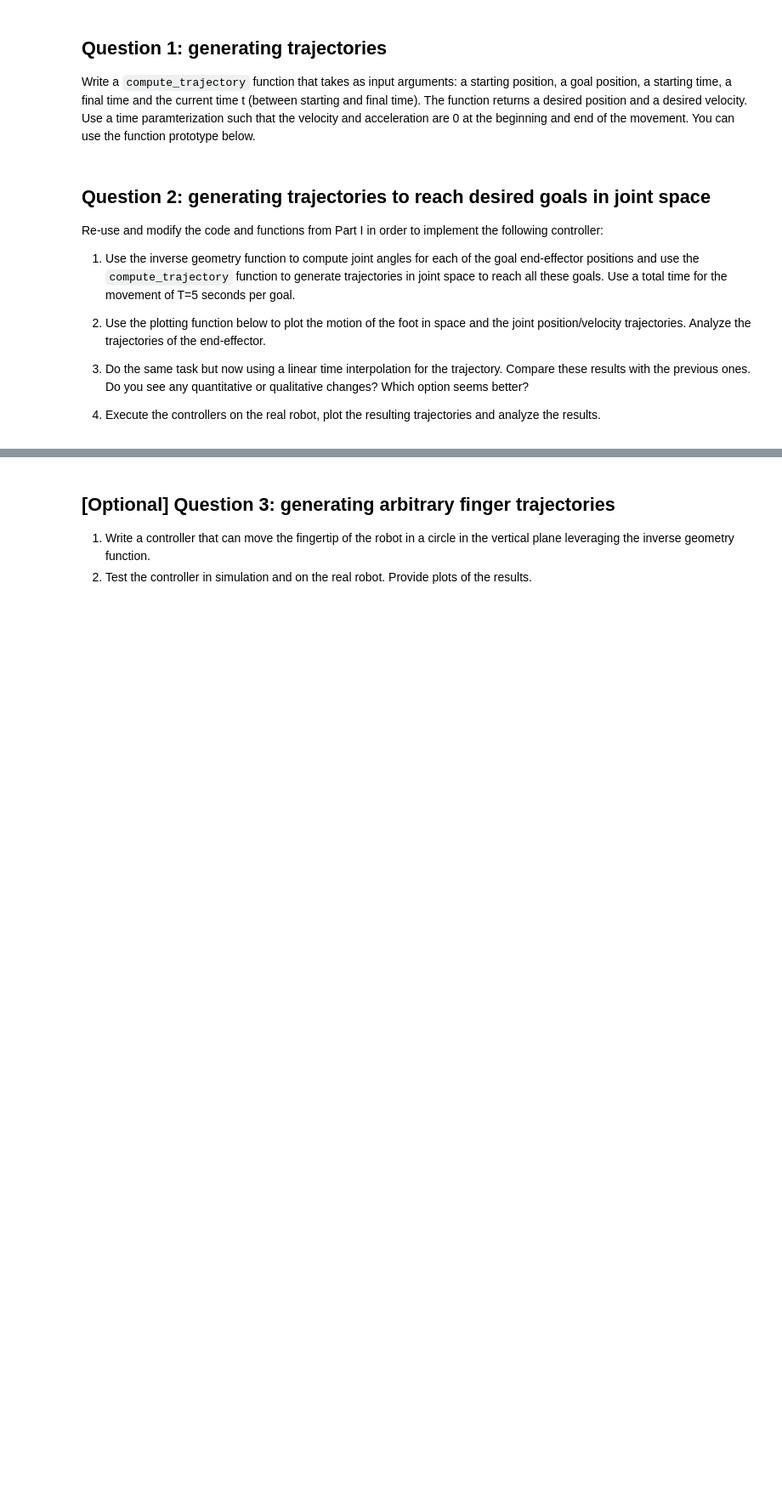
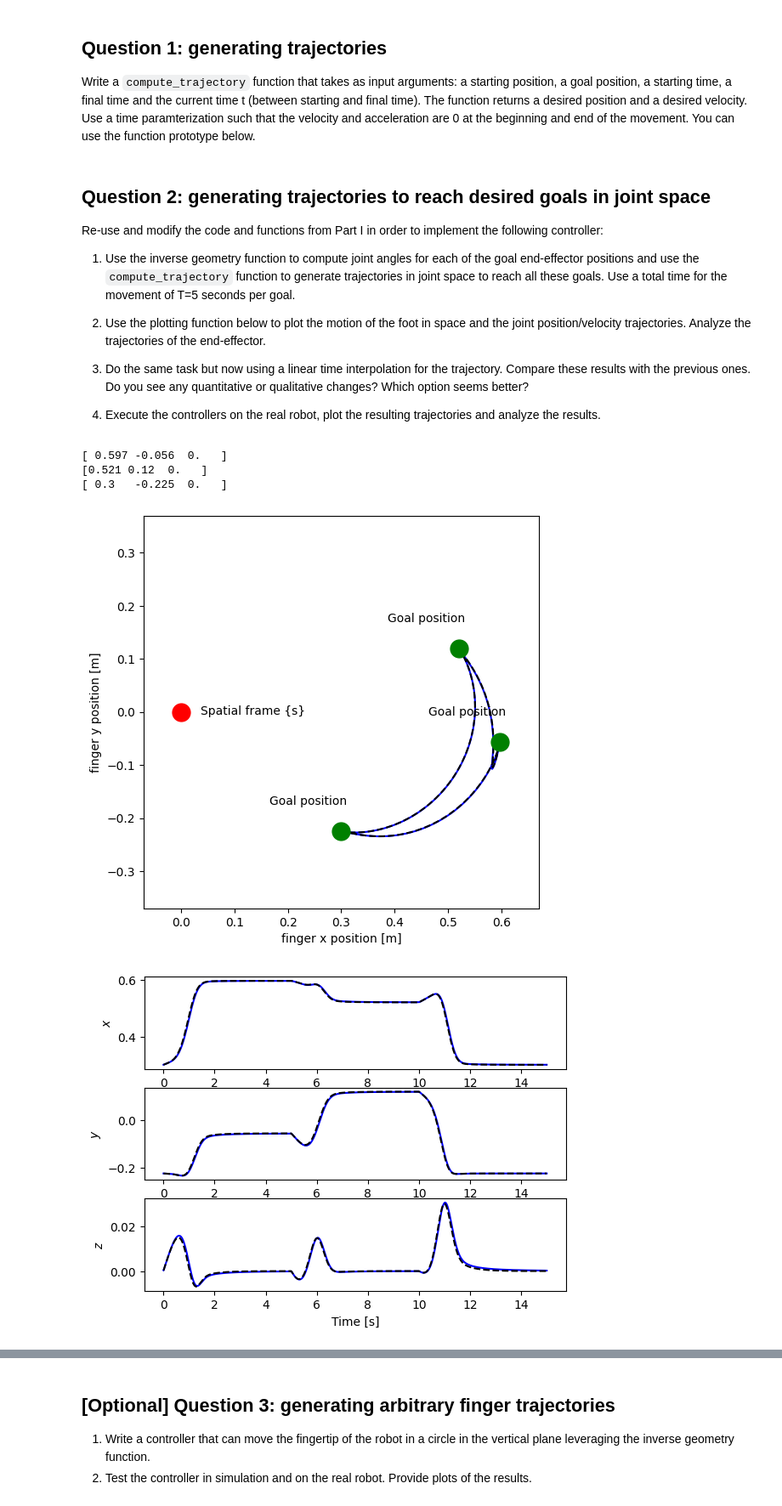
Before and after one commit to Electric-man/rob2004, a Jupyter notebook: Lab/Lab3/Part II - Trajectory Generation.ipynb, the cells around one changed output, grey strips where cells are left out. Shown at 85% size. Drawn from its saved outputs; the diff is of its cells as text; code cells hidden in the pictures; blank space fills up the shorter version.

```diff
--- a/Lab/Lab3/Part II - Trajectory Generation.ipynb
+++ b/Lab/Lab3/Part II - Trajectory Generation.ipynb
@@ -125,8 +149,8 @@ def compute_trajectory(position_init, position_goal, t_init, t_goal, t):
     desired_velocity = 0
     T = t_goal - t_init
     t_diff = t - t_init
-    desired_position = position_init + (10*(t_diff/T)^3 - 15*(t_diff/T)^4+6*(t_diff/T)^5) * (position_goal-position_init)
-    desired_velocity = (30*(t_diff)^3/(T)^2 - 60*(t_diff)^3/(T)^4 + 30*(t_diff)^4/(T)^5) * (position_goal-position_init)
+    desired_position = position_init + (10*(t_diff/T)**3 - 15*(t_diff/T)**4+6*(t_diff/T)**5) * (position_goal-position_init)
+    desired_velocity = (30*(t_diff)**3/(T)**2 - 60*(t_diff)**3/(T)**4 + 30*(t_diff)**4/(T)**5) * (position_goal-position_init)
     # we return the answer
     return desired_position, desired_velocity
 # %% [markdown]
@@ -142,0 +270,16 @@ Re-use and modify the code and functions from Part I in order to implement the f
+# %%
+### THE BALL POSITIONS ARE DEFINED HERE ###
+# here we create a list of ball positions and display them if we are in simulation
+ball_positions = [np.array([0.597,-0.056, 0.0]), np.array([0.521,0.12, 0.0]), np.array([0.3,-0.225, 0.0])]
+joint_positions_of_balls = [inverse_geometry(ball_position) for ball_position in ball_positions]
+
+for join_position in joint_positions_of_balls:
+    print(np.round(forward_kinematics(join_position), 3)[0:3, 3])
+
+if not use_real_robot:
+    for ball in ball_positions:
+        robot.add_ball(ball)
+# %% [output]
+[ 0.597 -0.056  0.   ]
+[0.521 0.12  0.   ]
+[ 0.3   -0.225  0.   ]
@@ -142,0 +379,38 @@ Re-use and modify the code and functions from Part I in order to implement the f
+# %%
+def plot_finger_trajectory(finger_position, desired_finger_position, ball_positions):
+    """
+    plots the position of the finger in 2D and the position of the spatial frame {s}
+    we assume that the time varying x variable is in x_pos and that the y variable is in y_pos
+    """
+    fig = plt.figure(figsize=(6,6))
+    ax = fig.add_subplot(111)
+    plt.plot(finger_position[:,0],finger_position[:,1], 'b')
+    plt.plot(desired_finger_position[:,0],desired_finger_position[:,1], '--k')
+    plt.xlabel('finger x position [m]')
+    plt.ylabel('finger y position [m]')
+    plt.xlim([-l1-l2+l0-0.05,l0+l1+l2+0.05])
+    plt.ylim([-l1-l2-0.05, l1+l2+0.05])
+    plt.plot([0],[0],'o',markersize=15,color='r')
+
+    for ball in ball_positions:
+        plt.plot([ball[0]],[ball[1]],'o',markersize=15,color='g')
+        ax.annotate('Goal position', xy=(ball[0]-0.2,0.05+ball[1]), xytext=(30,0), textcoords='offset points')
+    ax.annotate('Spatial frame {s}', xy=(-0.03,-0.005), xytext=(30,0), textcoords='offset points')
+
+    fig = plt.figure()
+
+    plt.subplot(3,1,1)
+    plt.plot(time, measured_finger_position[:,0], 'b-', time, desired_finger_position[:,0], '--k')
+    plt.ylabel(r'$x$')
+    plt.subplot(3,1,2)
+    plt.plot(time, measured_finger_position[:,1], 'b-', time, desired_finger_position[:,1], '--k')
+    plt.ylabel(r'$y$')
+    plt.subplot(3,1,3)
+    plt.plot(time, measured_finger_position[:,2], 'b-', time, desired_finger_position[:,2], '--k')
+    plt.ylabel(r'$z$')
+    plt.xlabel('Time [s]')
+
+plot_finger_trajectory(measured_finger_position, desired_finger_position, ball_positions)
+# %% [output]
+[figure, added]
+[figure, added]
```
Also changed, not shown: parts of 5 cells of this notebook, 5 other files.
